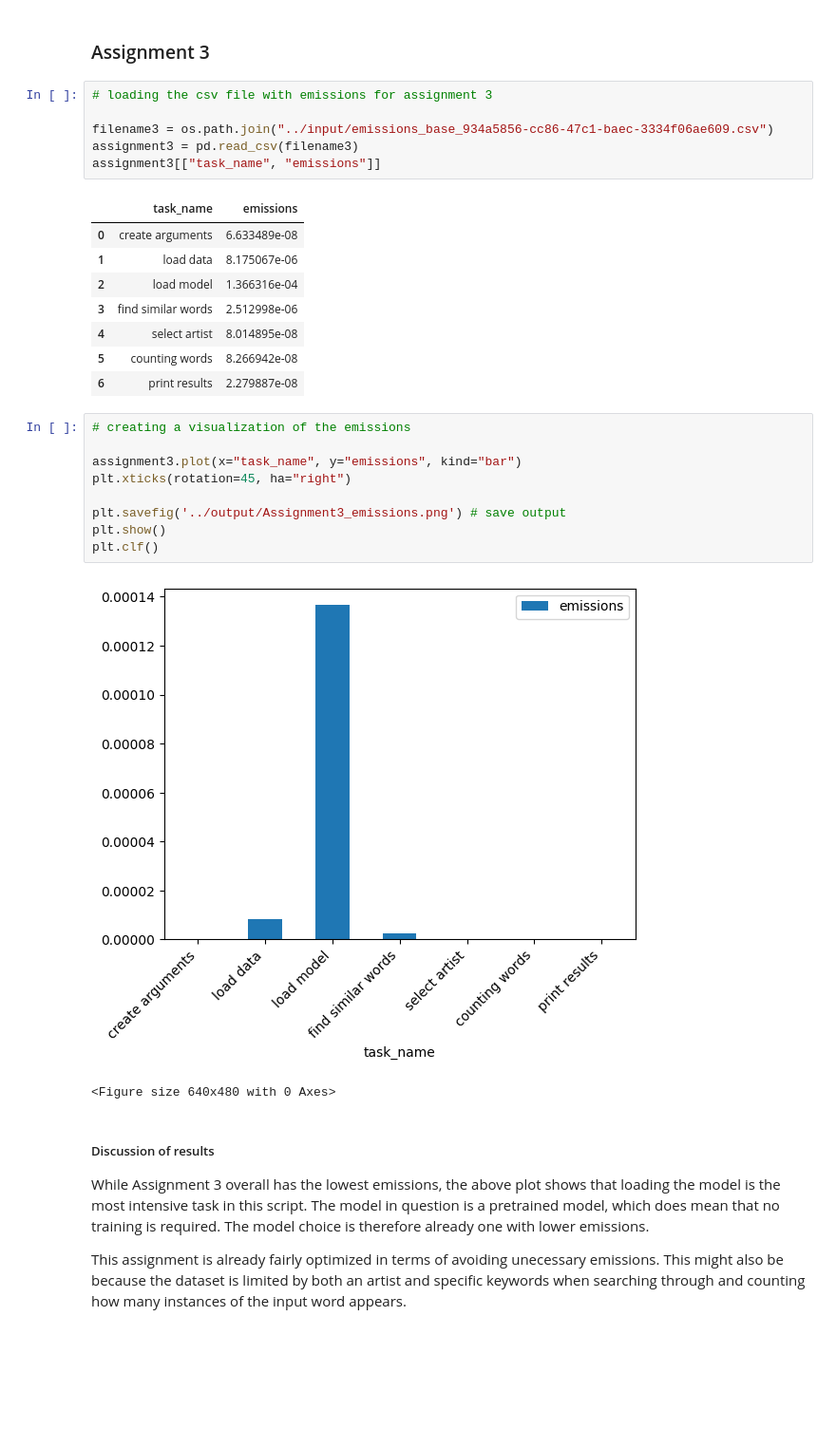
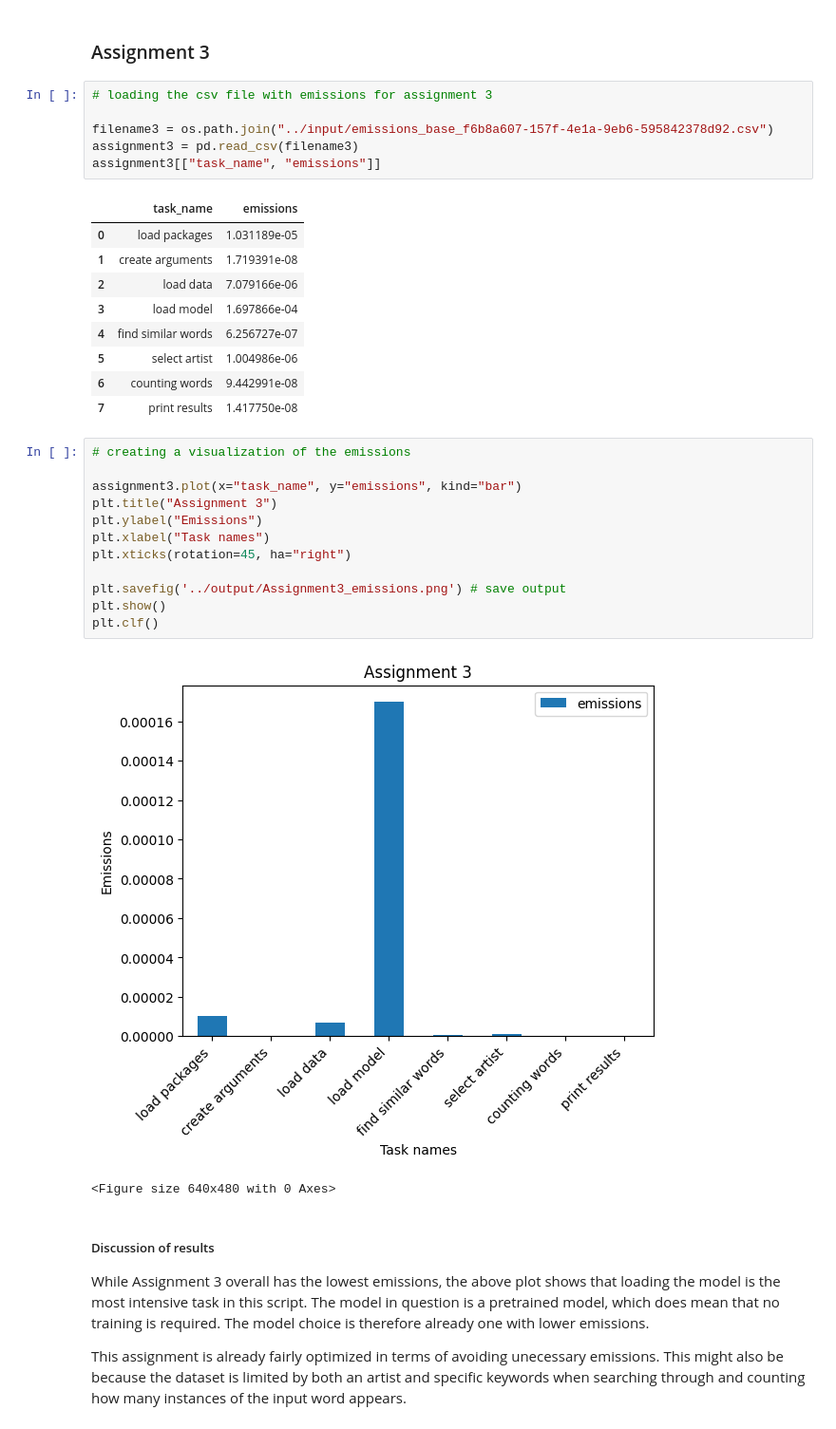
Before and after one commit to idajohannesen/cds-lang, a Jupyter notebook: assignments/assignment 5/src/assignment5.ipynb, the cells around one changed output. Shown at 95% size. Saved outputs shown, nothing was run; the diff lists cells and outputs as text; blank space fills up the shorter version.

```diff
--- a/assignments/assignment 5/src/assignment5.ipynb
+++ b/assignments/assignment 5/src/assignment5.ipynb
@@ -177,29 +219,33 @@ The performance visualizations also generate a bit of CO₂eq, even if it is a s
 # %%
 # loading the csv file with emissions for assignment 3
 
-filename3 = os.path.join("../input/emissions_base_934a5856-cc86-47c1-baec-3334f06ae609.csv")
+filename3 = os.path.join("../input/emissions_base_f6b8a607-157f-4e1a-9eb6-595842378d92.csv")
 assignment3 = pd.read_csv(filename3)
 assignment3[["task_name", "emissions"]]
 # %% [output]
 |  | task_name | emissions |
-| 0 | create arguments | 6.633489e-08 |
-| 1 | load data | 8.175067e-06 |
-| 2 | load model | 1.366316e-04 |
-| 3 | find similar words | 2.512998e-06 |
-| 4 | select artist | 8.014895e-08 |
-| 5 | counting words | 8.266942e-08 |
-| 6 | print results | 2.279887e-08 |
+| 0 | load packages | 1.031189e-05 |
+| 1 | create arguments | 1.719391e-08 |
+| 2 | load data | 7.079166e-06 |
+| 3 | load model | 1.697866e-04 |
+| 4 | find similar words | 6.256727e-07 |
+| 5 | select artist | 1.004986e-06 |
+| 6 | counting words | 9.442991e-08 |
+| 7 | print results | 1.417750e-08 |
 # %%
 # creating a visualization of the emissions
 
 assignment3.plot(x="task_name", y="emissions", kind="bar")
+plt.title("Assignment 3")
+plt.ylabel("Emissions")
+plt.xlabel("Task names")
 plt.xticks(rotation=45, ha="right")
 
 plt.savefig('../output/Assignment3_emissions.png') # save output
 plt.show()
 plt.clf()
 # %% [output]
-[figure, old version]
+[figure, new version]
 <Figure size 640x480 with 0 Axes>
 # %% [markdown]
 ##### Discussion of results
```
Also changed, not shown: parts of 16 cells of this notebook, 23 other files.
